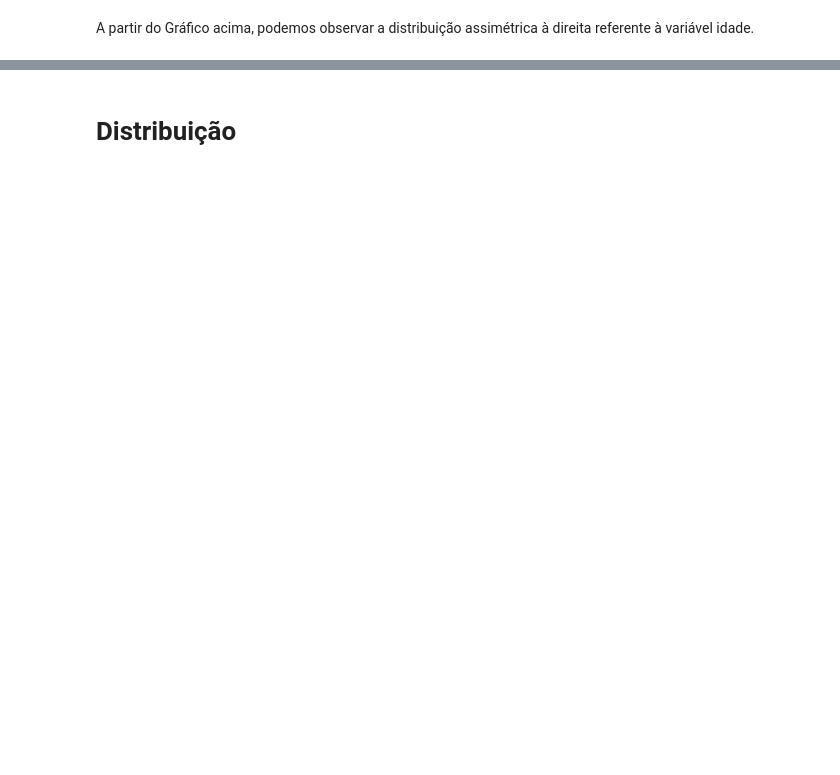
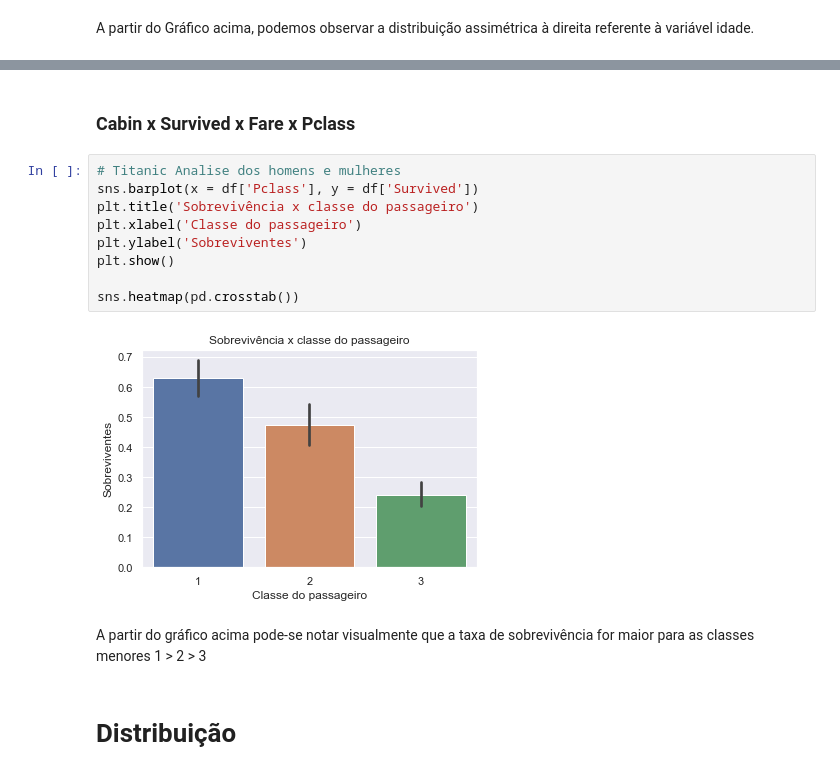
Before and after one commit to Alexandre-Leal/Projetos_iniciais, a Jupyter notebook: Titanic/Titanic.ipynb, the cells around one changed output, grey strips where cells are left out. Saved outputs shown, nothing was run; the diff lists cells and outputs as text; blank space fills up the shorter version.

```diff
--- a/Titanic/Titanic.ipynb
+++ b/Titanic/Titanic.ipynb
@@ -147,2 +146,17 @@ plt.show()
+# %% [markdown]
+### Cabin x Survived x Fare x Pclass
+# %%
+# Titanic Analise dos homens e mulheres
+sns.barplot(x = df['Pclass'], y = df['Survived'])
+plt.title('Sobrevivência x classe do passageiro')
+plt.xlabel('Classe do passageiro')
+plt.ylabel('Sobreviventes')
+plt.show()
+
+sns.heatmap(pd.crosstab())
+# %% [output]
+[figure, added]
+# %% [markdown]
+A partir do gráfico acima pode-se notar visualmente que a taxa de sobrevivência for maior para as classes menores 1 > 2 > 3
 # %% [markdown]
 # Distribuição
```
Also changed, not shown: parts of 7 cells of this notebook, 4 other files.
